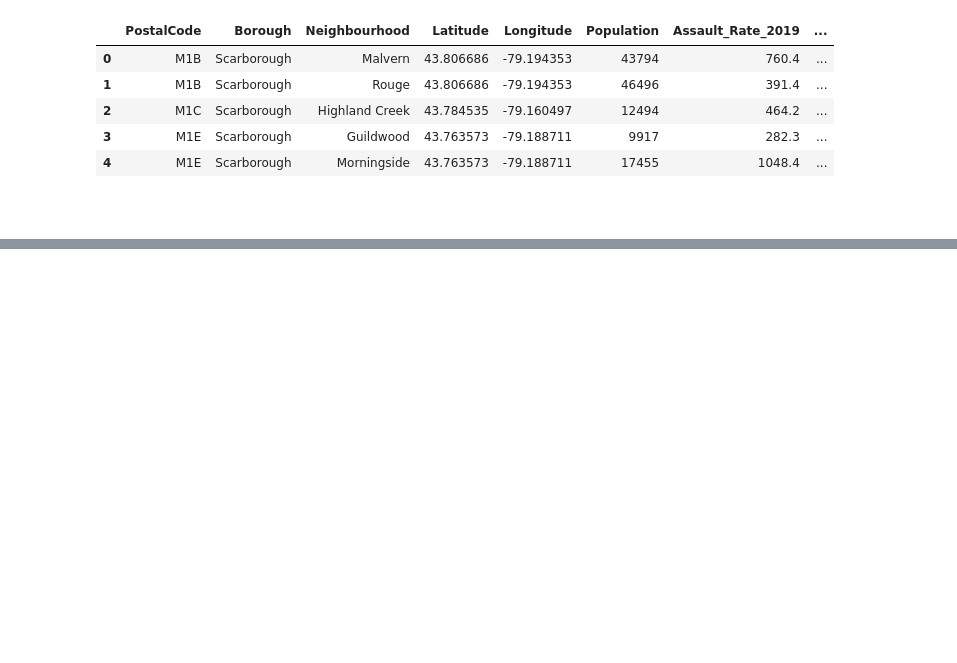
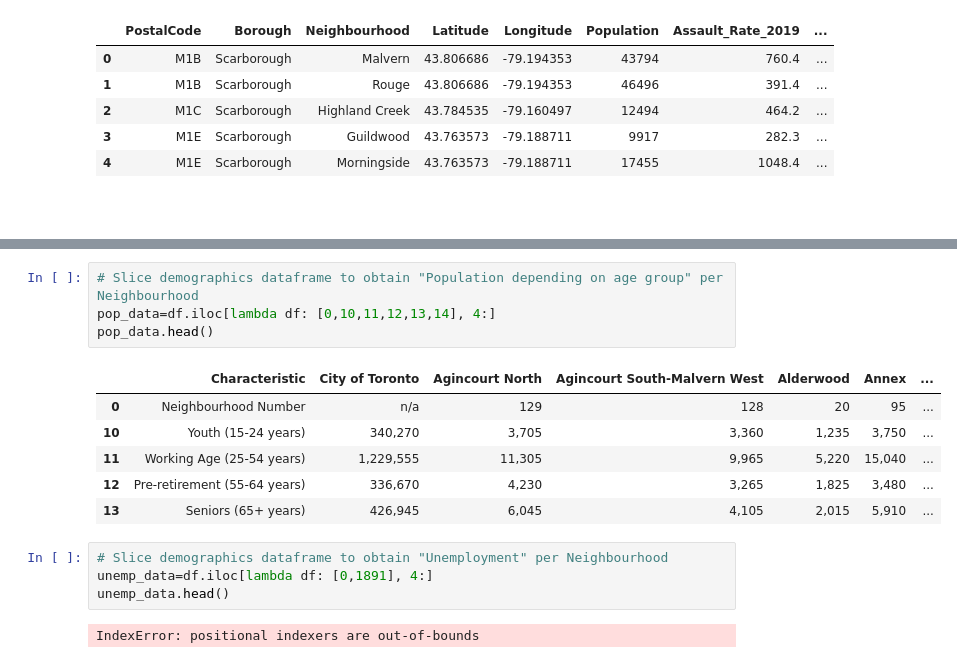
Before and after one commit to rnlclngpilar/SOFE3720-FinalProject, a Jupyter notebook: Final_Project_Clustering_Neighbourhoods.ipynb, the cells around one changed output, grey strips where cells are left out. Drawn from its saved outputs; the diff is of its cells as text; blank space fills up the shorter version.

```diff
--- a/Final_Project_Clustering_Neighbourhoods.ipynb
+++ b/Final_Project_Clustering_Neighbourhoods.ipynb
@@ -204,0 +254,17 @@ df.head()
+# %%
+# Slice demographics dataframe to obtain "Population depending on age group" per Neighbourhood
+pop_data=df.iloc[lambda df: [0,10,11,12,13,14], 4:]
+pop_data.head()
+# %% [output]
+|  | Characteristic | City of Toronto | Agincourt North | Agincourt South-Malvern West | Alderwood | Annex | ... |
+| 0 | Neighbourhood Number | n/a | 129 | 128 | 20 | 95 | ... |
+| 10 | Youth (15-24 years) | 340,270 | 3,705 | 3,360 | 1,235 | 3,750 | ... |
+| 11 | Working Age (25-54 years) | 1,229,555 | 11,305 | 9,965 | 5,220 | 15,040 | ... |
+| 12 | Pre-retirement (55-64 years) | 336,670 | 4,230 | 3,265 | 1,825 | 3,480 | ... |
+| 13 | Seniors (65+ years) | 426,945 | 6,045 | 4,105 | 2,015 | 5,910 | ... |
+# %%
+# Slice demographics dataframe to obtain "Unemployment" per Neighbourhood
+unemp_data=df.iloc[lambda df: [0,1891], 4:]
+unemp_data.head()
+# %% [output]
+IndexError: positional indexers are out-of-bounds
```
Also changed, not shown: parts of 7 cells of this notebook.
